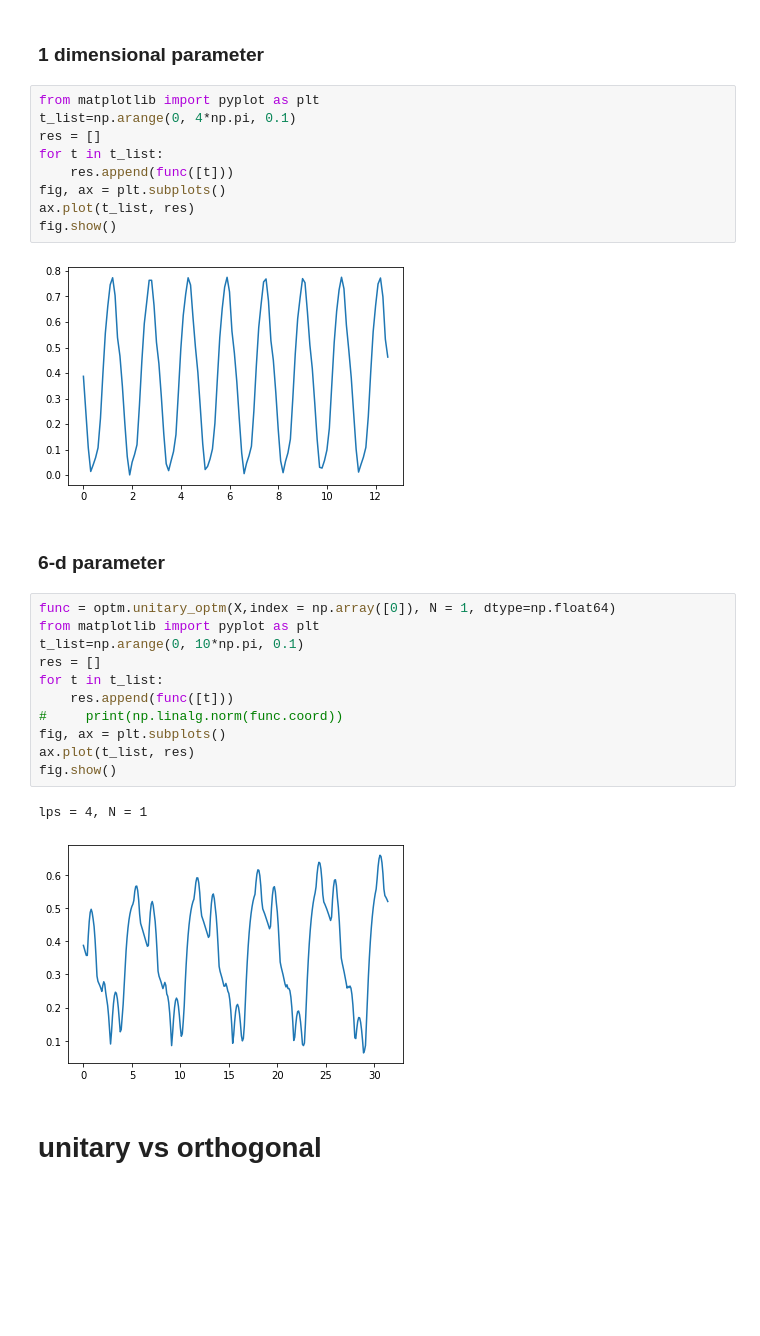
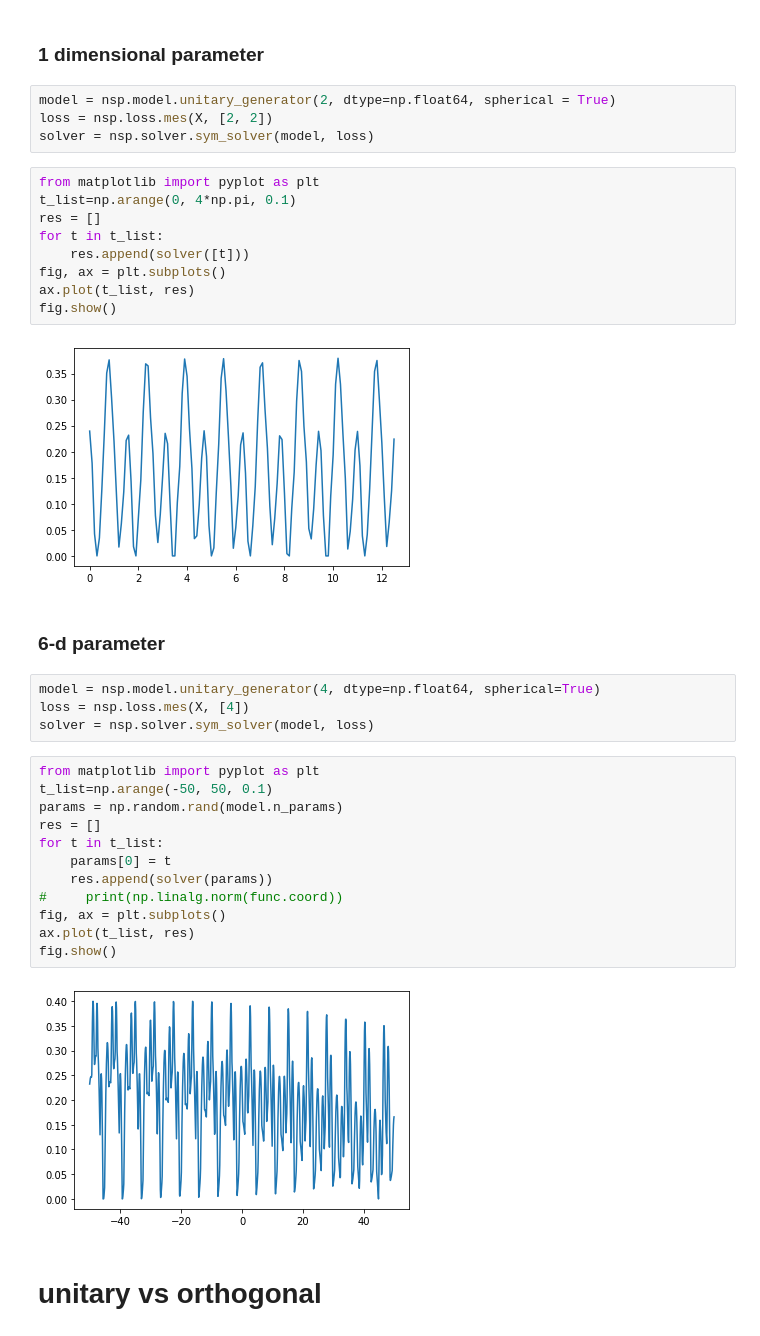
Before and after one commit to MKrbm/worms, a Jupyter notebook: python/nsp/unitary_vs_orthogonal.ipynb, the cells around one changed output. Drawn from its saved outputs; the diff is of its cells as text; blank space fills up the shorter version.

```diff
--- a/python/nsp/unitary_vs_orthogonal.ipynb
+++ b/python/nsp/unitary_vs_orthogonal.ipynb
@@ -38,33 +42,41 @@ np.linalg.det(func.matrix())
 ### Check periodicity
 # %% [markdown]
 ### 1 dimensional parameter
+# %%
+model = nsp.model.unitary_generator(2, dtype=np.float64, spherical = True)
+loss = nsp.loss.mes(X, [2, 2])
+solver = nsp.solver.sym_solver(model, loss)
 # %%
 from matplotlib import pyplot as plt
 t_list=np.arange(0, 4*np.pi, 0.1)
 res = []
 for t in t_list:
-    res.append(func([t]))
+    res.append(solver([t]))
 fig, ax = plt.subplots()
 ax.plot(t_list, res)
 fig.show()
 # %% [output]
-[figure, old version]
+[figure, new version]
 # %% [markdown]
 ### 6-d parameter
+# %%
+model = nsp.model.unitary_generator(4, dtype=np.float64, spherical=True)
+loss = nsp.loss.mes(X, [4])
+solver = nsp.solver.sym_solver(model, loss)
 # %%
-func = optm.unitary_optm(X,index = np.array([0]), N = 1, dtype=np.float64)
 from matplotlib import pyplot as plt
-t_list=np.arange(0, 10*np.pi, 0.1)
+t_list=np.arange(-50, 50, 0.1)
+params = np.random.rand(model.n_params)
 res = []
 for t in t_list:
-    res.append(func([t]))
+    params[0] = t
+    res.append(solver(params))
 #     print(np.linalg.norm(func.coord))
 fig, ax = plt.subplots()
 ax.plot(t_list, res)
 fig.show()
 # %% [output]
-lps = 4, N = 1
-[figure, old version]
+[figure, new version]
 # %% [markdown]
 # unitary vs orthogonal
 # %% [markdown]
```
Also changed, not shown: parts of 34 cells of this notebook.
